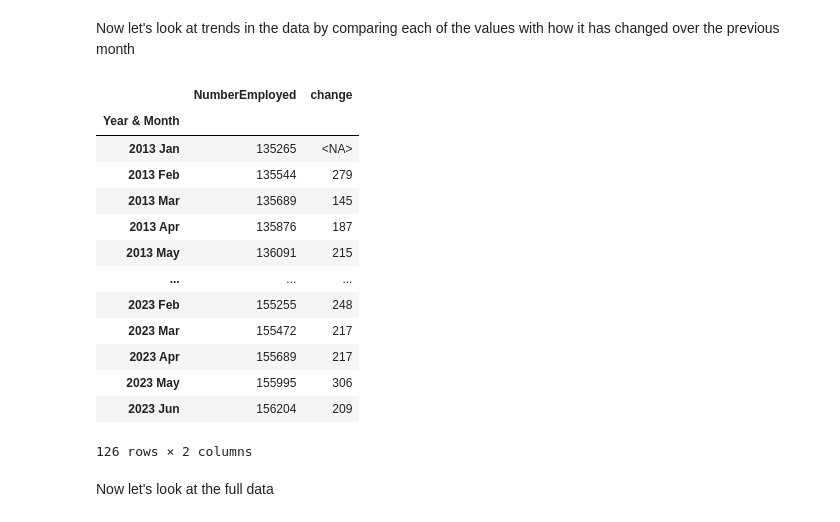
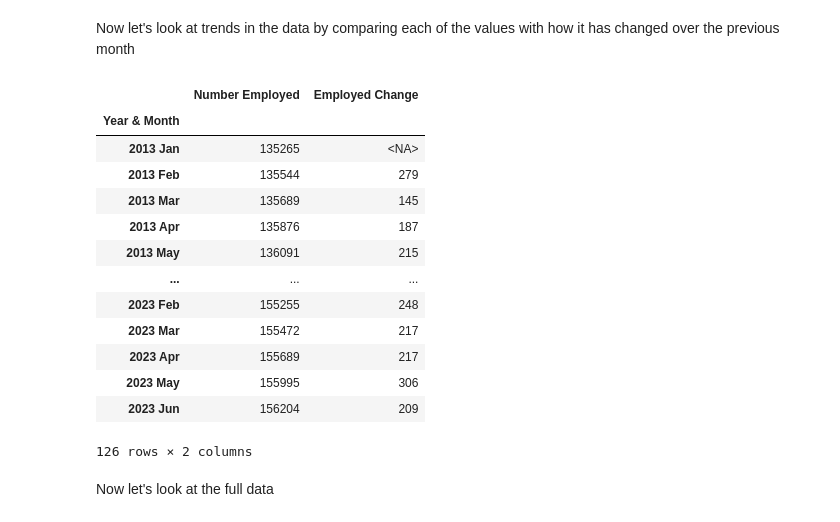
Before and after one commit to Xanitross/Covid_Effects_On_Jobs, a Jupyter notebook: Covid_Effects_On_Jobs.ipynb, the cells around one changed output. Saved outputs shown, nothing was run; the diff lists cells and outputs as text; code cells hidden in the pictures.

```diff
--- a/Covid_Effects_On_Jobs.ipynb
+++ b/Covid_Effects_On_Jobs.ipynb
@@ -151,13 +151,13 @@ employed.plot.line()
 # %% [markdown]
 Now let's look at trends in the data by comparing each of the values with how it has changed over the previous month
 # %%
-employed["previous"] = employed.NumberEmployed.shift(1)
-employed["change"] = employed["NumberEmployed"] - employed["previous"]
+employed["previous"] = employed["Number Employed"].shift(1)
+employed["Employed Change"] = employed["Number Employed"] - employed["previous"]
 employed.drop(["previous"], axis=1, inplace=True)
 employed = employed.astype("Int64")
 employed
 # %% [output]
-|  | NumberEmployed | change |
+|  | Number Employed | Employed Change |
 | Year & Month |  |  |
 | 2013 Jan | 135265 | <NA> |
 | 2013 Feb | 135544 | 279 |
```
Also changed, not shown: parts of 29 cells of this notebook.
